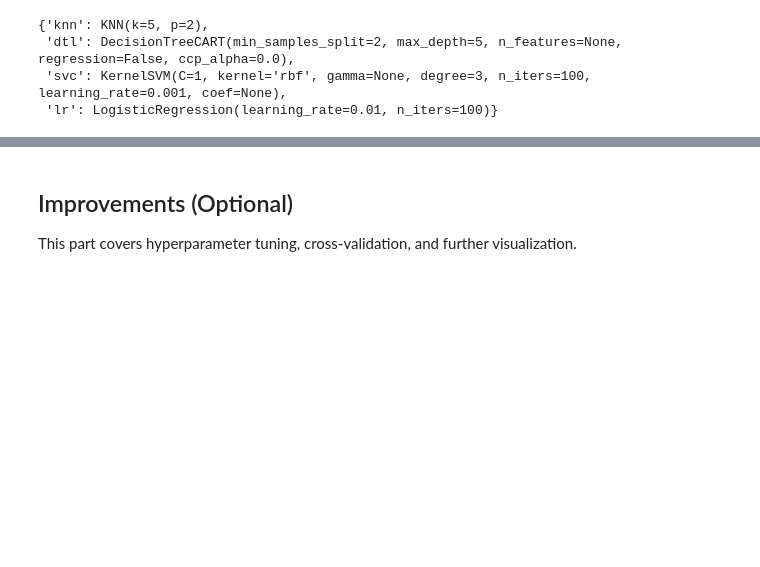
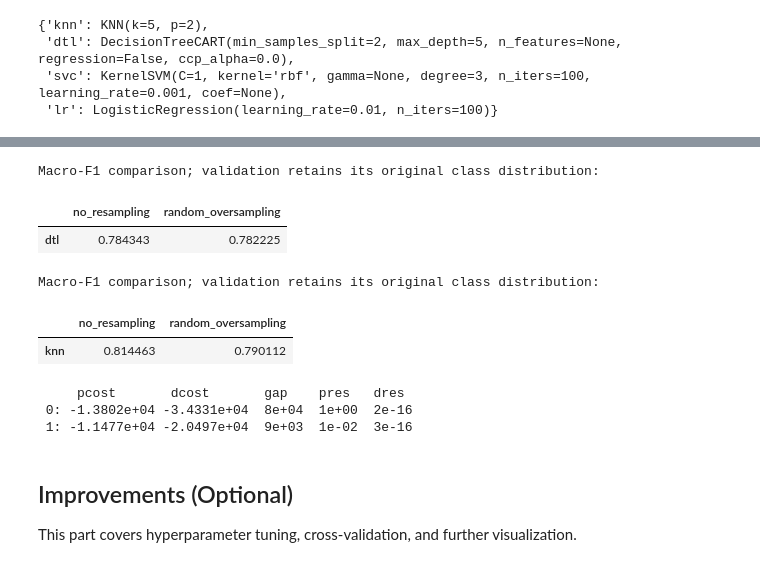
Before and after one commit to aufafaza/IF3170_G11_besokaja, a Jupyter notebook: Notebook_updated.ipynb, the cells around one changed output, grey strips where cells are left out. Drawn from its saved outputs; the diff is of its cells as text; code cells hidden in the pictures; blank space fills up the shorter version.

```diff
--- a/Notebook_updated.ipynb
+++ b/Notebook_updated.ipynb
@@ -911,3 +913,45 @@ balance_comparison
+# %%
+# holdout_table = holdout(models, X_train, y_train, X_val, y_val)
+testModels = {'dtl': dtl}
+holdout_table = holdout (testModels, X_train, y_train, X_val, y_val)
+print('Macro-F1 comparison; validation retains its original class distribution:')
+balance_comparison = holdout_table.rename(columns={'holdout': 'no_resampling'}).join(
+    holdout(testModels, X_train, y_train, X_val, y_val, method='random_over')
+    .rename(columns={'holdout': 'random_oversampling'})
+)
+balance_comparison
+# %% [output]
+Macro-F1 comparison; validation retains its original class distribution:
+|  | no_resampling | random_oversampling |
+| dtl | 0.784343 | 0.782225 |
+# %%
+# holdout_table = holdout(models, X_train, y_train, X_val, y_val)
+testModels = {'lr': lr}
+holdout_table = holdout (testModels, X_train, y_train, X_val, y_val)
+print('Macro-F1 comparison; validation retains its original class distribution:')
+balance_comparison = holdout_table.rename(columns={'holdout': 'no_resampling'}).join(
+    holdout(testModels, X_train, y_train, X_val, y_val, method='random_over')
+    .rename(columns={'holdout': 'random_oversampling'})
+)
+balance_comparison
+# %% [output]
+Macro-F1 comparison; validation retains its original class distribution:
+|  | no_resampling | random_oversampling |
+| knn | 0.814463 | 0.790112 |
+# %%
+# holdout_table = holdout(models, X_train, y_train, X_val, y_val)
+testModels = {'svc': svc}
+holdout_table = holdout (testModels, X_train, y_train, X_val, y_val)
+print('Macro-F1 comparison; validation retains its original class distribution:')
+balance_comparison = holdout_table.rename(columns={'holdout': 'no_resampling'}).join(
+    holdout(testModels, X_train, y_train, X_val, y_val, method='random_over')
+    .rename(columns={'holdout': 'random_oversampling'})
+)
+balance_comparison
+# %% [output]
+     pcost       dcost       gap    pres   dres
+ 0: -1.3802e+04 -3.4331e+04  8e+04  1e+00  2e-16
+ 1: -1.1477e+04 -2.0497e+04  9e+03  1e-02  3e-16
 # %%
 kfold_table = kfold(models, X_train, y_train)
 kfold_table
```
Also changed, not shown: parts of 18 cells of this notebook.
